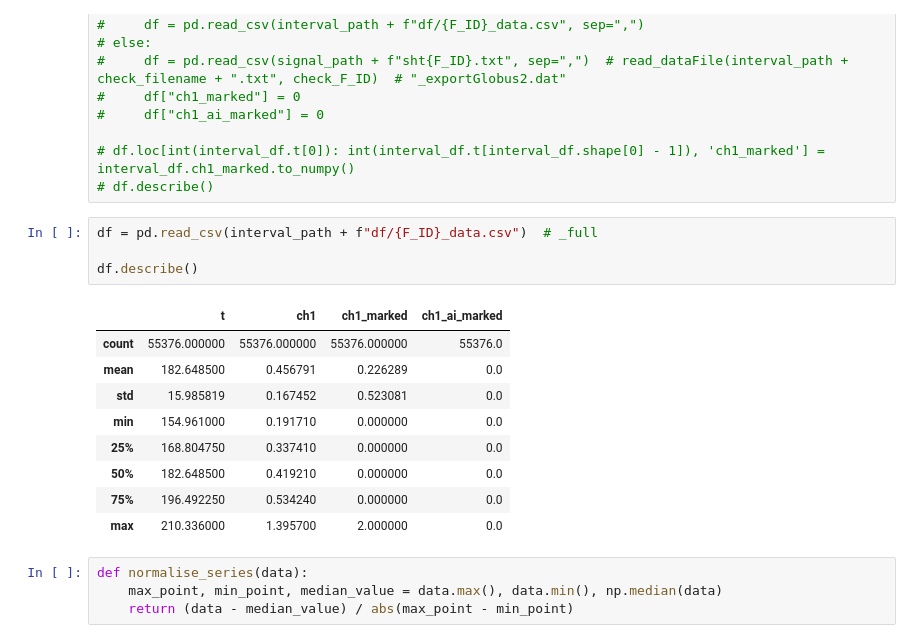
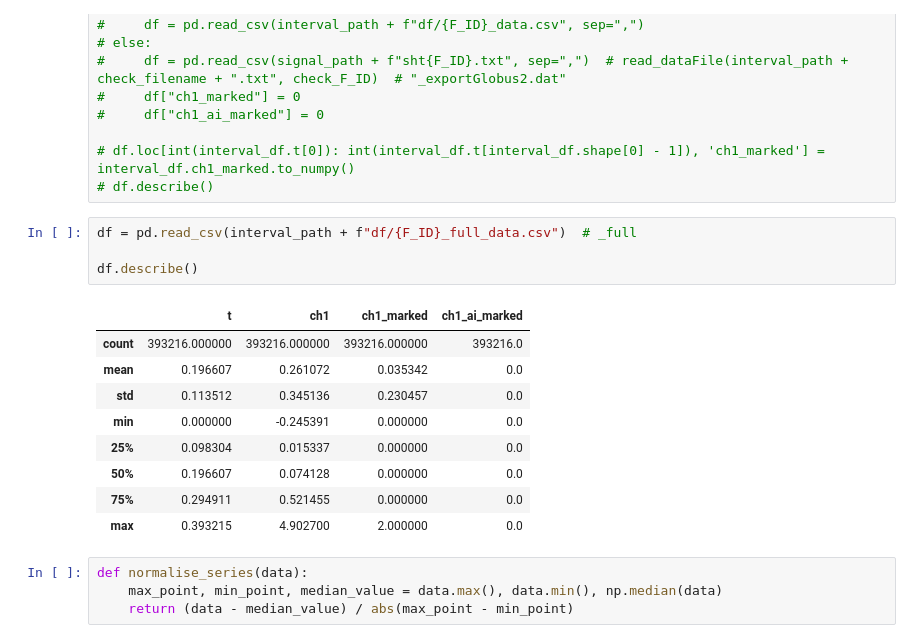
Before and after one commit to feodorrussia/D-alpha-instability-search, a Jupyter notebook: NN training.ipynb, the cells around one changed output. Cells and saved outputs as stored; diff of their text form.

```diff
--- a/NN training.ipynb
+++ b/NN training.ipynb
@@ -28,19 +28,19 @@ NUM_CLASSES = 2
 # df.loc[int(interval_df.t[0]): int(interval_df.t[interval_df.shape[0] - 1]), 'ch1_marked'] = interval_df.ch1_marked.to_numpy()
 # df.describe()
 # %%
-df = pd.read_csv(interval_path + f"df/{F_ID}_data.csv")  # _full
+df = pd.read_csv(interval_path + f"df/{F_ID}_full_data.csv")  # _full
 
 df.describe()
 # %% [output]
 |  | t | ch1 | ch1_marked | ch1_ai_marked |
-| count | 55376.000000 | 55376.000000 | 55376.000000 | 55376.0 |
-| mean | 182.648500 | 0.456791 | 0.226289 | 0.0 |
-| std | 15.985819 | 0.167452 | 0.523081 | 0.0 |
-| min | 154.961000 | 0.191710 | 0.000000 | 0.0 |
-| 25% | 168.804750 | 0.337410 | 0.000000 | 0.0 |
-| 50% | 182.648500 | 0.419210 | 0.000000 | 0.0 |
-| 75% | 196.492250 | 0.534240 | 0.000000 | 0.0 |
-| max | 210.336000 | 1.395700 | 2.000000 | 0.0 |
+| count | 393216.000000 | 393216.000000 | 393216.000000 | 393216.0 |
+| mean | 0.196607 | 0.261072 | 0.035342 | 0.0 |
+| std | 0.113512 | 0.345136 | 0.230457 | 0.0 |
+| min | 0.000000 | -0.245391 | 0.000000 | 0.0 |
+| 25% | 0.098304 | 0.015337 | 0.000000 | 0.0 |
+| 50% | 0.196607 | 0.074128 | 0.000000 | 0.0 |
+| 75% | 0.294911 | 0.521455 | 0.000000 | 0.0 |
+| max | 0.393215 | 4.902700 | 2.000000 | 0.0 |
 # %%
 def normalise_series(data):
     max_point, min_point, median_value = data.max(), data.min(), np.median(data)
```
Also changed, not shown: parts of 7 cells of this notebook.
